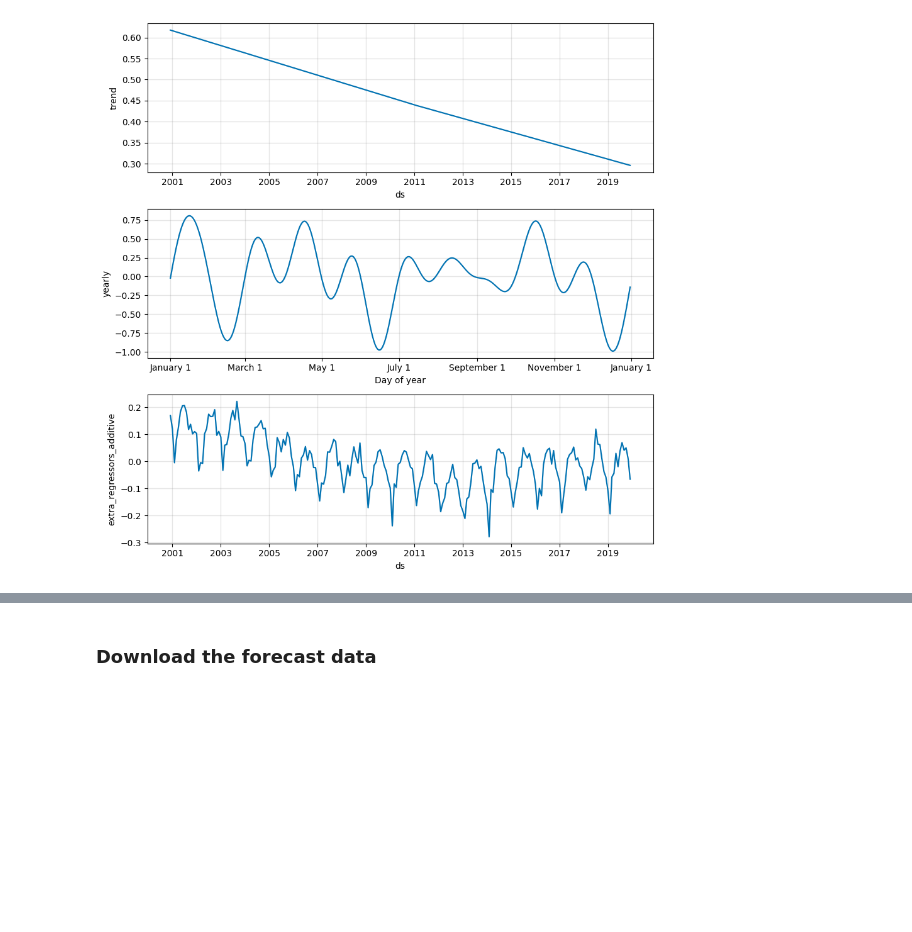
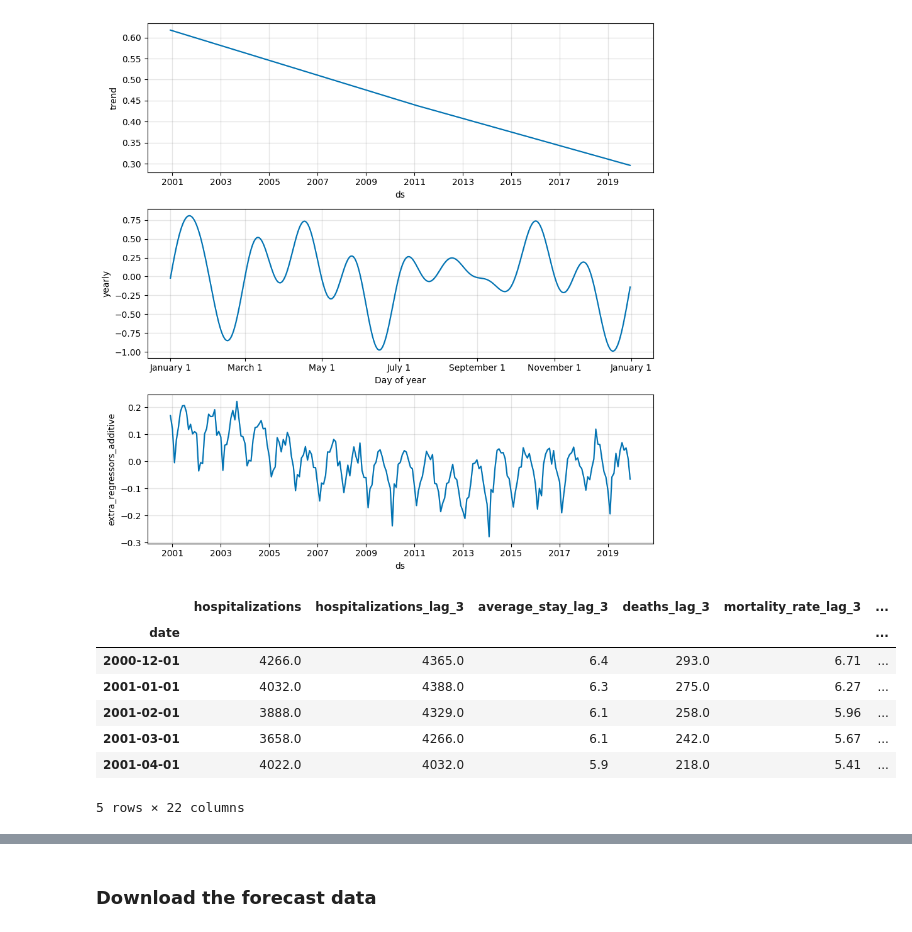
Before and after one commit to cirobezerra1/CMP263MachineLearning, a Jupyter notebook: Model/with datasus features/prophet_with_datasus.ipynb, the cells around one changed output, grey strips where cells are left out. Drawn from its saved outputs; the diff is of its cells as text; code cells hidden in the pictures; blank space fills up the shorter version.

```diff
--- a/Model/with datasus features/prophet_with_datasus.ipynb
+++ b/Model/with datasus features/prophet_with_datasus.ipynb
@@ -385,6 +389,19 @@ The behavior of DatetimeProperties.to_pydatetime is deprecated, in a future vers
 
 The behavior of DatetimeProperties.to_pydatetime is deprecated, in a future version this will return a Series containing python datetime objects instead of an ndarray. To retain the old behavior, call ...
 [figure]
+# %%
+dataset.index = pd.to_datetime(dataset.index)
+
+dataset.head(5)
+# %% [output]
+|  | hospitalizations | hospitalizations_lag_3 | average_stay_lag_3 | deaths_lag_3 | mortality_rate_lag_3 | ... |
+| date |  |  |  |  |  | ... |
+| 2000-12-01 | 4266.0 | 4365.0 | 6.4 | 293.0 | 6.71 | ... |
+| 2001-01-01 | 4032.0 | 4388.0 | 6.3 | 275.0 | 6.27 | ... |
+| 2001-02-01 | 3888.0 | 4329.0 | 6.1 | 258.0 | 5.96 | ... |
+| 2001-03-01 | 3658.0 | 4266.0 | 6.1 | 242.0 | 5.67 | ... |
+| 2001-04-01 | 4022.0 | 4032.0 | 5.9 | 218.0 | 5.41 | ... |
+5 rows × 22 columns
 # %%
 index = dataset[(dataset.index < test_start_date)].index
 index_test = dataset[(dataset.index >= test_start_date)].index
```
Also changed, not shown: parts of 2 cells of this notebook.
